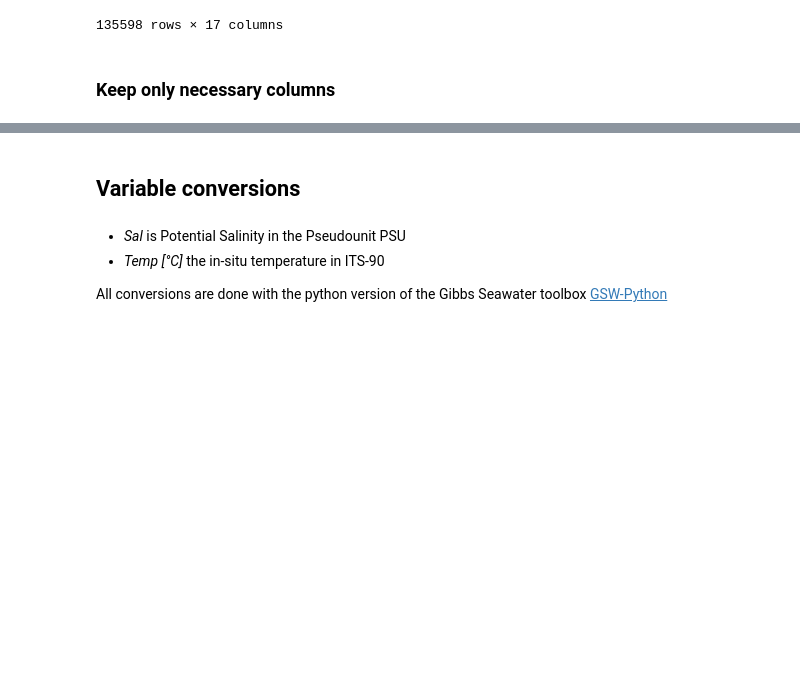
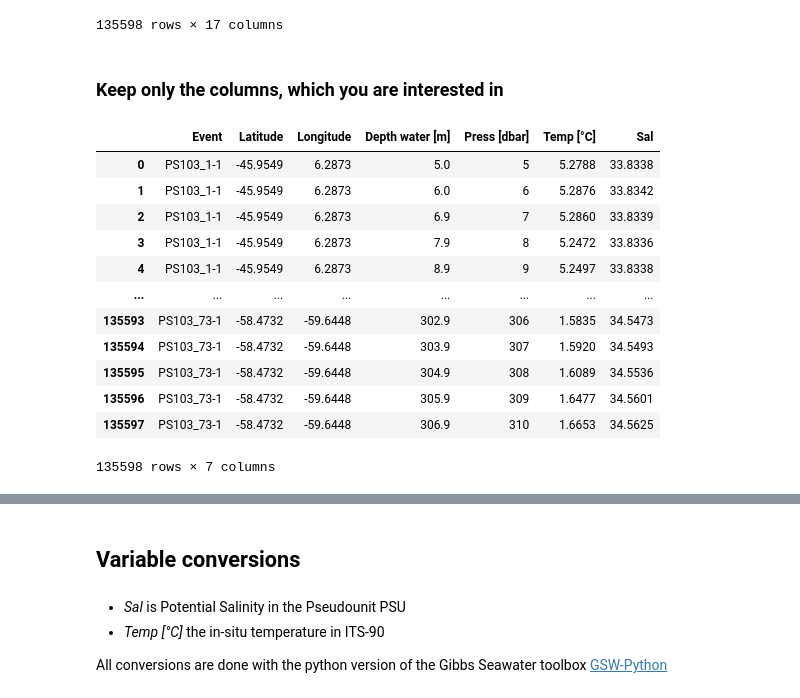
Before and after one commit to opinner/Articles, a Jupyter notebook: Articles/Read_in_Polarstern_CTD_data_from_Pangaea.ipynb, the cells around one changed output, grey strips where cells are left out. Cells and saved outputs as stored; diff of their text form; code cells hidden in the pictures; blank space fills up the shorter version.

```diff
--- a/Articles/Read_in_Polarstern_CTD_data_from_Pangaea.ipynb
+++ b/Articles/Read_in_Polarstern_CTD_data_from_Pangaea.ipynb
@@ -49,7 +66,21 @@ data
 | 135597 | PS103_73-1 | 2017-01-30T14:15 | -58.4732 | -59.6448 | -3772.0 | 306.9 | 310 | 1.6653 | ... |
 135598 rows × 17 columns
 # %% [markdown]
-### Keep only necessary columns
+### Keep only the columns, which you are interested in
 # %%
-profile = profile[['Event', 'Latitude', 'Longitude', 'Depth water [m]', 'Press [dbar]', 'Temp [°C]', 'Sal']]
-profile
+data = data[['Event', 'Latitude', 'Longitude', 'Depth water [m]', 'Press [dbar]', 'Temp [°C]', 'Sal']]
+data
+# %% [output]
+|  | Event | Latitude | Longitude | Depth water [m] | Press [dbar] | Temp [°C] | Sal |
+| 0 | PS103_1-1 | -45.9549 | 6.2873 | 5.0 | 5 | 5.2788 | 33.8338 |
+| 1 | PS103_1-1 | -45.9549 | 6.2873 | 6.0 | 6 | 5.2876 | 33.8342 |
+| 2 | PS103_1-1 | -45.9549 | 6.2873 | 6.9 | 7 | 5.2860 | 33.8339 |
+| 3 | PS103_1-1 | -45.9549 | 6.2873 | 7.9 | 8 | 5.2472 | 33.8336 |
+| 4 | PS103_1-1 | -45.9549 | 6.2873 | 8.9 | 9 | 5.2497 | 33.8338 |
+| ... | ... | ... | ... | ... | ... | ... | ... |
+| 135593 | PS103_73-1 | -58.4732 | -59.6448 | 302.9 | 306 | 1.5835 | 34.5473 |
+| 135594 | PS103_73-1 | -58.4732 | -59.6448 | 303.9 | 307 | 1.5920 | 34.5493 |
+| 135595 | PS103_73-1 | -58.4732 | -59.6448 | 304.9 | 308 | 1.6089 | 34.5536 |
+| 135596 | PS103_73-1 | -58.4732 | -59.6448 | 305.9 | 309 | 1.6477 | 34.5601 |
+| 135597 | PS103_73-1 | -58.4732 | -59.6448 | 306.9 | 310 | 1.6653 | 34.5625 |
+135598 rows × 7 columns
```
Also changed, not shown: parts of 18 cells of this notebook.
